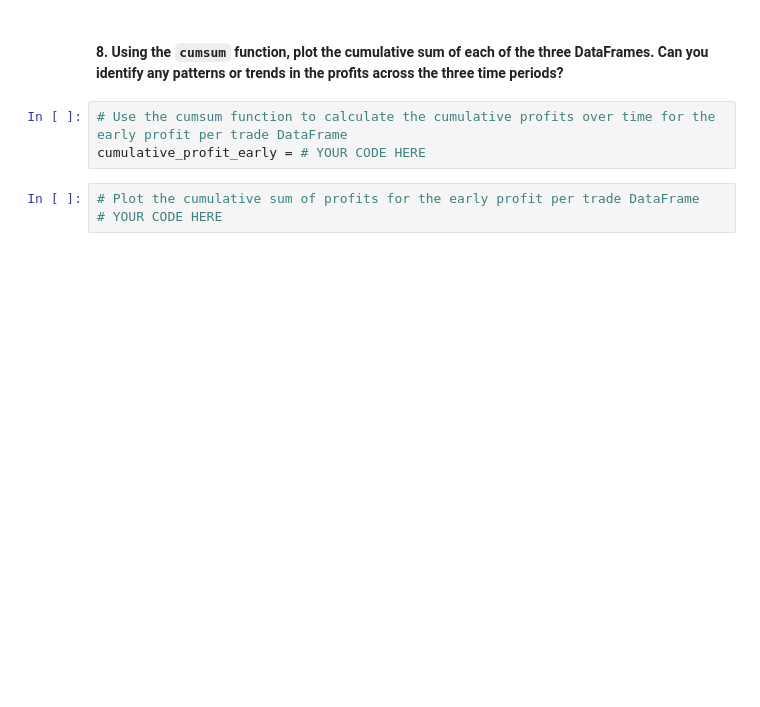
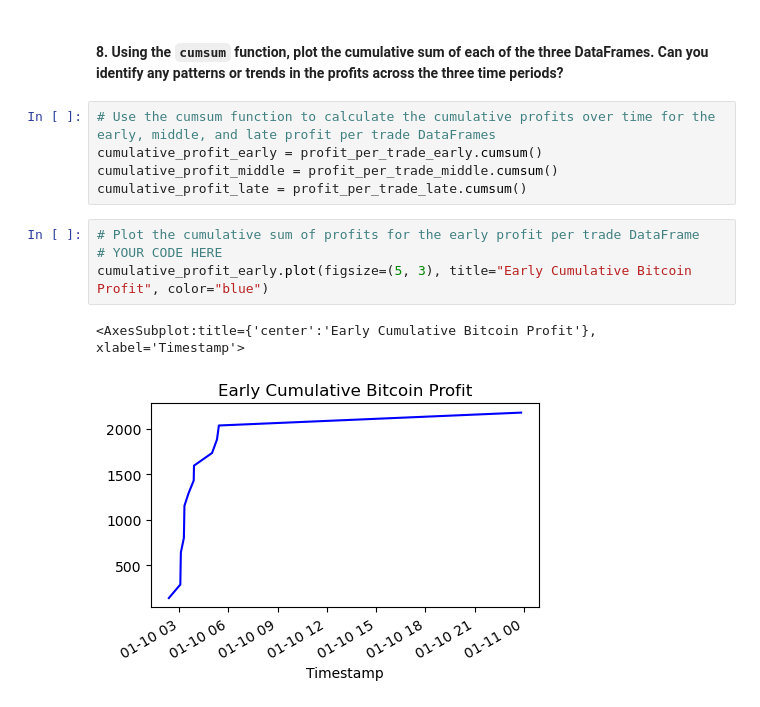
Before and after one commit to AndrewRBader/challenge-3, a Jupyter notebook: Starter_Code/crypto_arbitrage.ipynb, the cells around one changed output. Drawn from its saved outputs; the diff is of its cells as text; blank space fills up the shorter version.

```diff
--- a/Starter_Code/crypto_arbitrage.ipynb
+++ b/Starter_Code/crypto_arbitrage.ipynb
@@ -974,8 +976,14 @@ profit_late_sum
 # %% [markdown]
 #### 8. Using the `cumsum` function, plot the cumulative sum of each of the three DataFrames. Can you identify any patterns or trends in the profits across the three time periods?
 # %%
-# Use the cumsum function to calculate the cumulative profits over time for the early profit per trade DataFrame
-cumulative_profit_early = # YOUR CODE HERE
+# Use the cumsum function to calculate the cumulative profits over time for the early, middle, and late profit per trade DataFrames
+cumulative_profit_early = profit_per_trade_early.cumsum()
+cumulative_profit_middle = profit_per_trade_middle.cumsum()
+cumulative_profit_late = profit_per_trade_late.cumsum()
 # %%
 # Plot the cumulative sum of profits for the early profit per trade DataFrame
 # YOUR CODE HERE
+cumulative_profit_early.plot(figsize=(5, 3), title="Early Cumulative Bitcoin Profit", color="blue")
+# %% [output]
+<AxesSubplot:title={'center':'Early Cumulative Bitcoin Profit'}, xlabel='Timestamp'>
+[figure, added]
```
Also changed, not shown: parts of 4 cells of this notebook.
